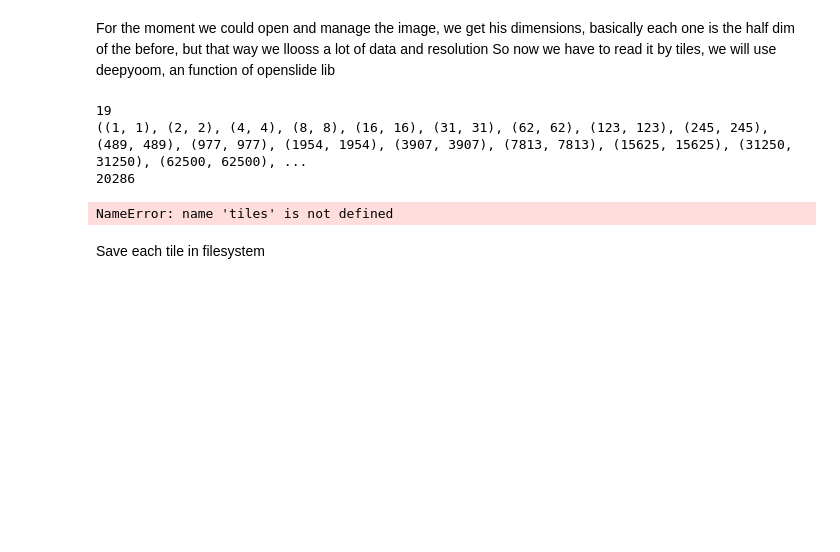
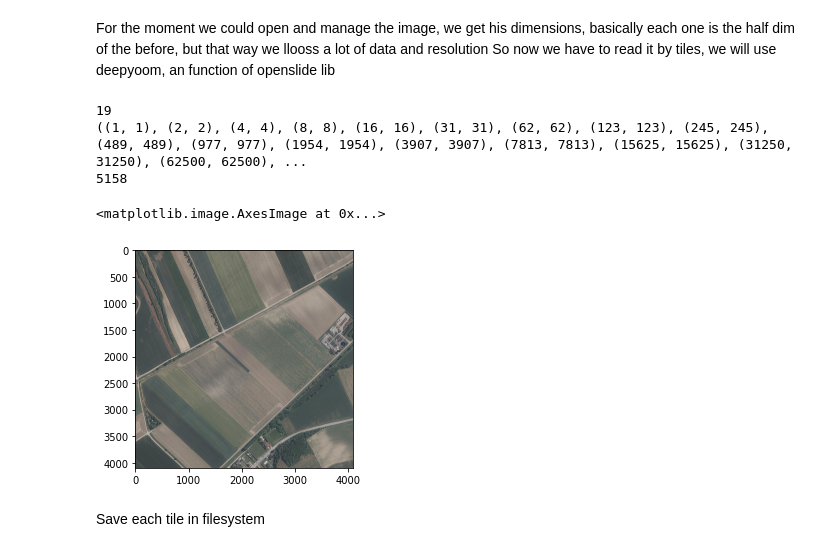
Before and after one commit to JhonnCarvajal/TU-InstituteofTransportSciences, a Jupyter notebook: HandleLargeImages.ipynb, the cells around one changed output. Drawn from its saved outputs; the diff is of its cells as text; code cells hidden in the pictures; blank space fills up the shorter version.

Commit message:
Added the HugeImageClipper but keeping the geoinfo!

```diff
--- a/HandleLargeImages.ipynb
+++ b/HandleLargeImages.ipynb
@@ -101,7 +93,7 @@ So now we have to read it by tiles, we will use deepyoom, an function of opensli
 # %%
 from openslide.deepzoom import DeepZoomGenerator
 # %%
-tiles = DeepZoomGenerator(huge_image, tile_size=4096, overlap=0, limit_bounds=False)
+tiles = DeepZoomGenerator(huge_image, tile_size=4096, overlap=0, limit_bounds=True)
 # %%
 print(tiles.level_count)
 print(tiles.level_dimensions)
@@ -109,15 +101,16 @@ print(tiles.tile_count)
 # %% [output]
 19
 ((1, 1), (2, 2), (4, 4), (8, 8), (16, 16), (31, 31), (62, 62), (123, 123), (245, 245), (489, 489), (977, 977), (1954, 1954), (3907, 3907), (7813, 7813), (15625, 15625), (31250, 31250), (62500, 62500), ...
-20286
+5158
 # %%
-single_tile = tiles.get_tile(18,(50,20))
+single_tile = tiles.get_tile(18,(0,0))
 single_tile_rgb = single_tile.convert("RGB")
 single_tile_rgb.show()
 single_tile = np.array(single_tile_rgb)
 plt.imshow(single_tile)
 # %% [output]
-NameError: name 'tiles' is not defined
+<matplotlib.image.AxesImage at 0x...>
+[figure, added]
 # %% [markdown]
 Save each tile in filesystem
 # %%
```
Also changed, not shown: parts of 5 cells of this notebook, 3 other files.
